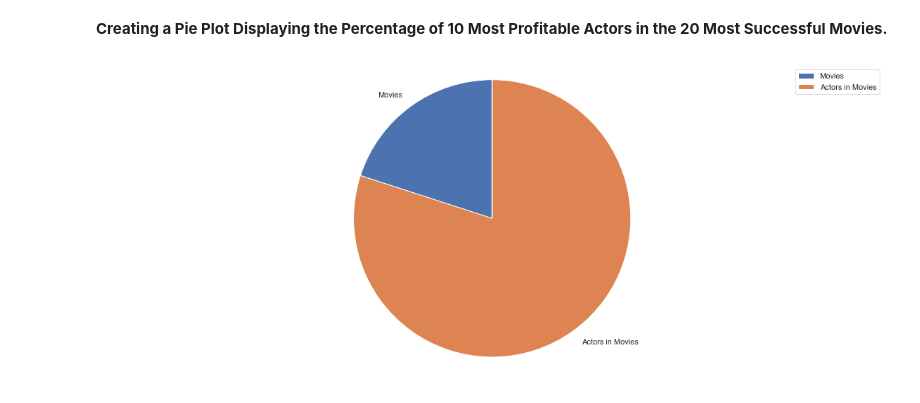
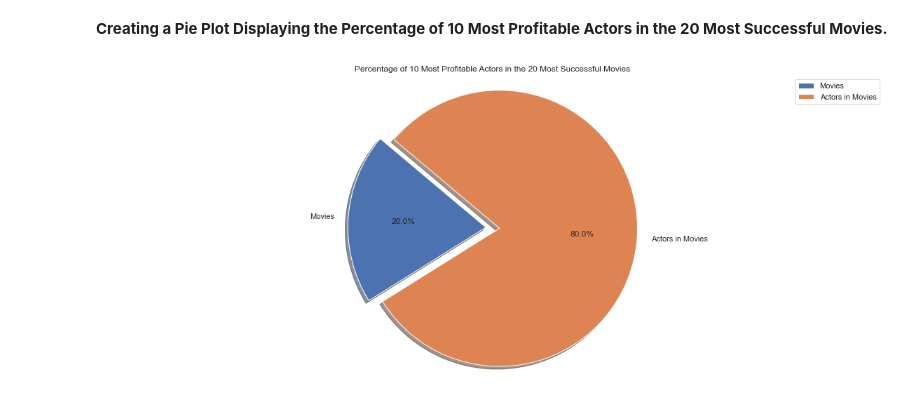
Before and after one commit to jchandleroneal/microsoft-movie-analysis, a Jupyter notebook: movie_analysis.ipynb, the cells around one changed output. Cells and saved outputs as stored; diff of their text form; code cells hidden in the pictures.

Commit message:
at label 300

```diff
--- a/movie_analysis.ipynb
+++ b/movie_analysis.ipynb
@@ -463,6 +440,8 @@ only10
 # %%
 plt.figure(figsize=(15,8))
 plt.xticks(rotation=40)
+sns.set_style("whitegrid")
+
 
 sns.barplot(x= only10.index, y= only10['movie_profit'],saturation=85);
 # %% [output]
@@ -580,7 +557,7 @@ plt.bar(t2+width,data2, width, color=color)
 ax2.tick_params(axis='y', labelcolor=color)
 
 
-sns.set_style("white")
+sns.set_style("ticks")
 fig.tight_layout()  # otherwise the right y-label is slightly clipped
 plt.show()
 # %% [output]
@@ -670,4 +647,5 @@ only10
 | Benedict Cumberbatch | 71.727273 | 3.184117e+08 | 1.235455e+08 | 18.749905 |
 | Kristen Wiig | 74.769231 | 3.173956e+08 | 6.961538e+07 | 18.724720 |
 # %%
-actors_in_movies = movie_for_actor[movie_for_actor.actors.isin(only10.index)].drop_duplicates('movie_title')
+actors_in_movies2 = movie_for_actor[movie_for_actor.actors.isin(only10.index)].drop_duplicates('movie_title')
+actors_in_movies2.shape
@@ -695,12 +679,19 @@ y = plotList
 # %% [markdown]
 **Creating a Pie Plot Displaying the Percentage of 10 Most Profitable Actors in the 20 Most Successful Movies.**
 # %%
-fig1 ,ax1 = plt.subplots(figsize = (20,8))
+fig1,ax1 = plt.subplots(figsize = (20,8))
 
-ax1.pie(plotList, labels=labels, startangle=90)
+my_explode = (0, 0.1)
+
+ax1.pie(plotList, labels=labels, startangle=140, autopct='%1.1f%%', explode=my_explode, shadow = True)
+
 ax1.axis('equal')
+
+
+plt.title('Percentage of 10 Most Profitable Actors in the 20 Most Successful Movies')
+
+
 plt.legend()
-
 plt.show()
 # %% [output]
-[figure, old version]
+[figure, new version]
```
Also changed, not shown: parts of 42 cells of this notebook.
